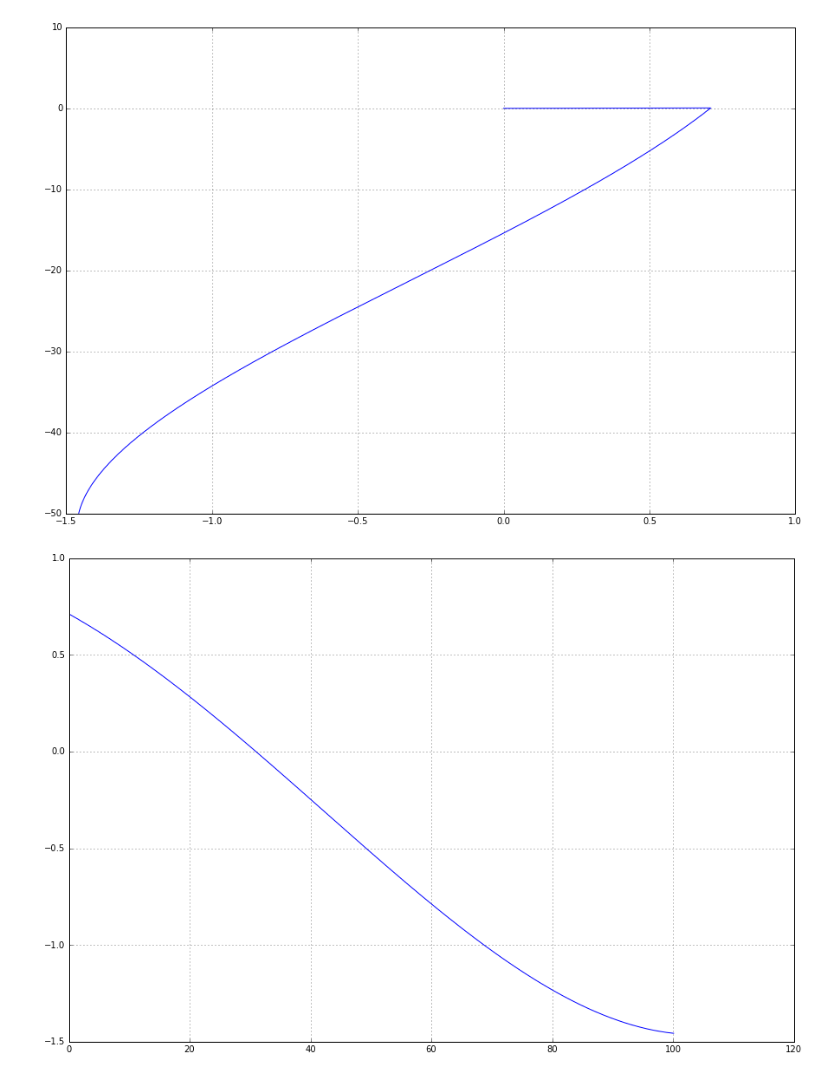
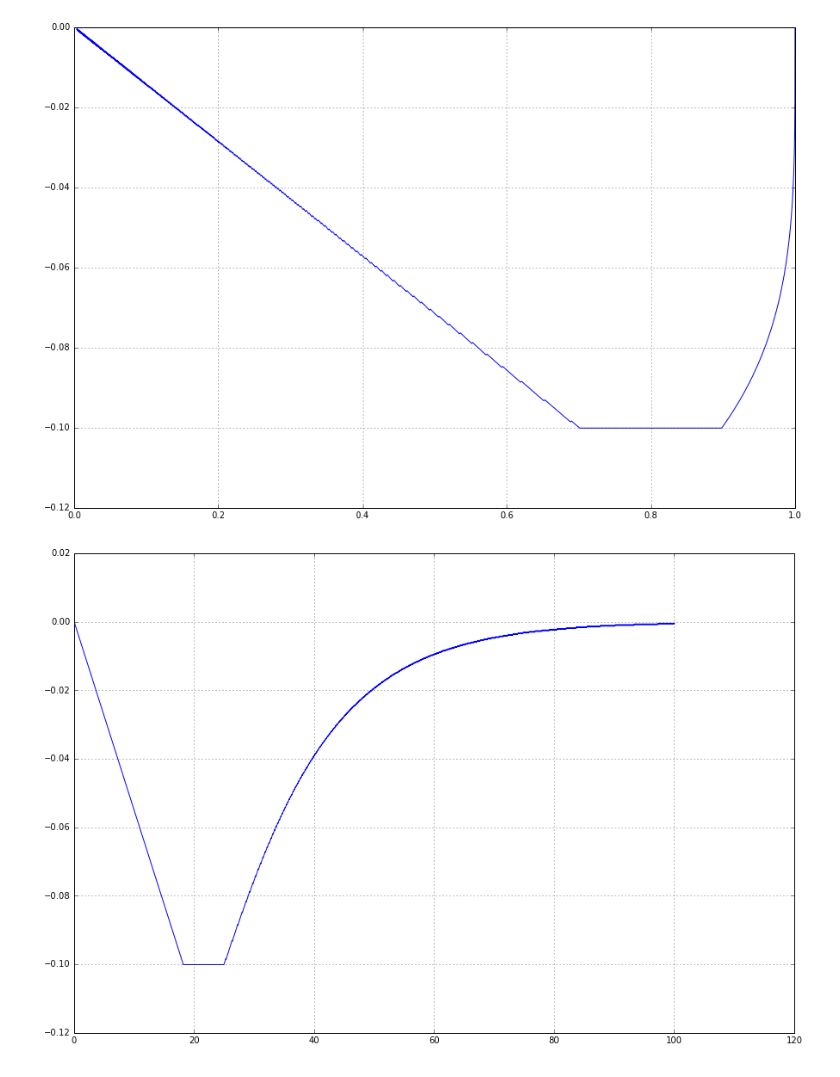
Before and after one commit to ssc7q/fpga_regulator, a Jupyter notebook: KA.ipynb, the cells around one changed output. Drawn from its saved outputs; the diff is of its cells as text; code cells hidden in the pictures.

```diff
--- a/KA.ipynb
+++ b/KA.ipynb
@@ -3,20 +3,20 @@ import math
 def getM(Mp, Mm):
 
     if (Mp == 1):
-        return 1
+        return 0.011
     elif (Mm == 1):
-        return -1
+        return -0.011
     else:
         return 0
 
-h = 0.05
+h = 0.02
 t, wx, wy, wz, R0, R1, R2, R3, P0, P1, P2, P3, Q0, Q1, Q2, Q3, u1, u2, u3 = (0 for _ in range(19))
 
-R0=math.cos(3.14/8)
-R3=math.sin(3.14/8)
-wz=0.1
+R0=math.cos(3.14/4)
+R3=math.sin(3.14/4)
+wz=0
 
-wz_list = [0]
+wz_list = [wz]
 t_list = [0]
 R3_list = [0]
 
@@ -38,10 +38,15 @@ while t<100:
     Q3=R0*P3 + R3*P0 + R1*P2 - R2*P1
 
 
-    u1 = 2*(Q0*Q1) + wx
-    u2 = 2*(Q0*Q2) + wy
-    u3 = 2*(Q0*Q3-0.707) + wz
+    u1 = -(2*(Q0*Q1) + 7*wx)
+    u2 = -(2*(Q0*Q2) + 7*wy)
+    u3 = -(2*(Q0*Q3) + 7*wz)
 
+
+    R0=Q0
+    R1=Q1
+    R2=Q2
+    R3=Q3
 
     if (u1>0):
         Mmx = 0
@@ -72,6 +77,14 @@ while t<100:
     else:
         Mmz = 0
         Mpz = 0
+
+    if ((wz)>(0.1)):
+        Mpz = 0
+    if (((wz)<(-0.1))):
+        Mmz = 0
+
+
+
 #obs
     Mx=getM(Mpx, Mmx)
     My=getM(Mpy, Mmy)
@@ -94,14 +107,14 @@ import matplotlib.pyplot as pp
 # %%
 fig, ax = pp.subplots(figsize=(15,10))
 
-ax.plot(R3_list, wz_list)
+ax.plot(R3_list[1:], wz_list[1:])
 ax.grid(True)
 # %% [output]
-[figure, old version]
+[figure, new version]
 # %%
 fig, ax = pp.subplots(figsize=(15,10))
 
-ax.plot(t_list, R3_list)
+ax.plot(t_list, wz_list)
 ax.grid(True)
 # %% [output]
-[figure, old version]
+[figure, new version]
```
